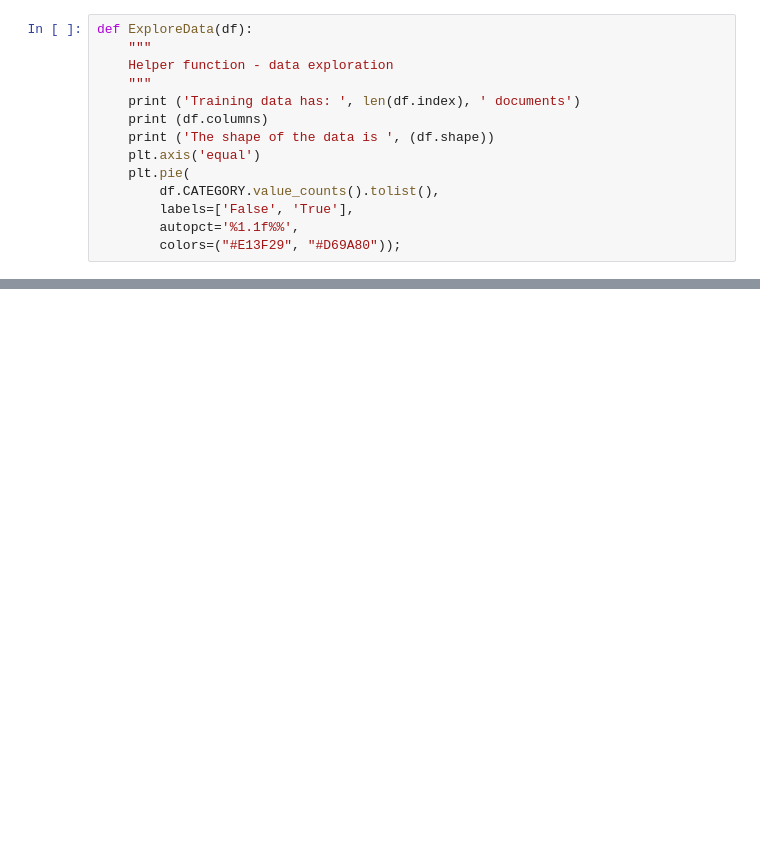
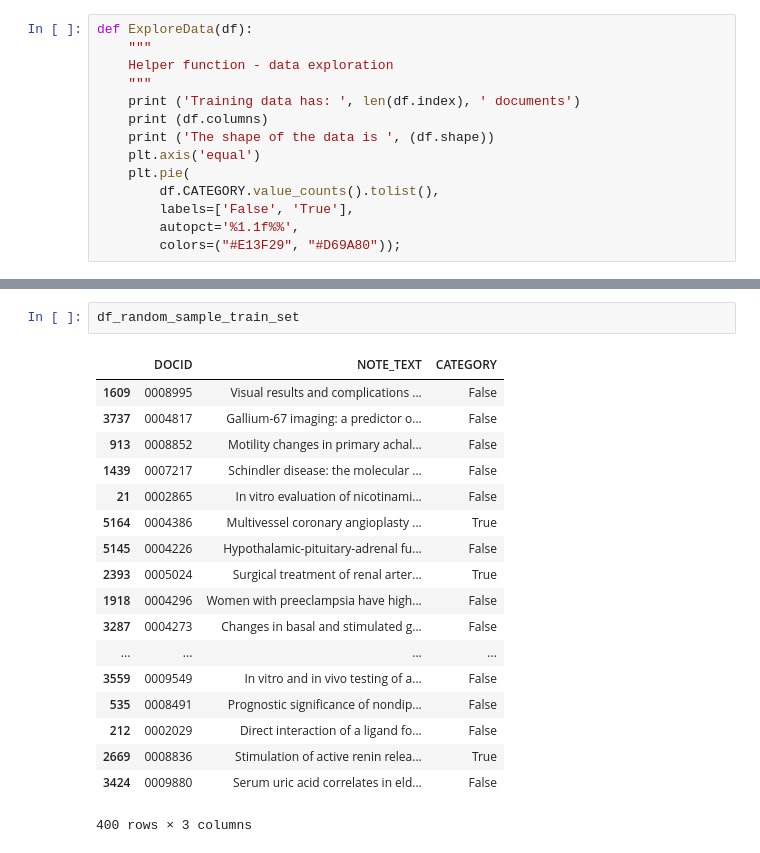
Before and after one commit to alandschaft/CSCI_E-81, a Jupyter notebook: ActiveLearning.ipynb, the cells around one changed output, grey strips where cells are left out. Cells and saved outputs as stored; diff of their text form; blank space fills up the shorter version.

```diff
--- a/ActiveLearning.ipynb
+++ b/ActiveLearning.ipynb
@@ -360,0 +389,21 @@ avg / total       0.91      0.91      0.91      7643
+# %%
+df_random_sample_train_set
+# %% [output]
+|  | DOCID | NOTE_TEXT | CATEGORY |
+| 1609 | 0008995 | Visual results and complications ... | False |
+| 3737 | 0004817 | Gallium-67 imaging: a predictor o... | False |
+| 913 | 0008852 | Motility changes in primary achal... | False |
+| 1439 | 0007217 | Schindler disease: the molecular ... | False |
+| 21 | 0002865 | In vitro evaluation of nicotinami... | False |
+| 5164 | 0004386 | Multivessel coronary angioplasty ... | True |
+| 5145 | 0004226 | Hypothalamic-pituitary-adrenal fu... | False |
+| 2393 | 0005024 | Surgical treatment of renal arter... | True |
+| 1918 | 0004296 | Women with preeclampsia have high... | False |
+| 3287 | 0004273 | Changes in basal and stimulated g... | False |
+| ... | ... | ... | ... |
+| 3559 | 0009549 | In vitro and in vivo testing of a... | False |
+| 535 | 0008491 | Prognostic significance of nondip... | False |
+| 212 | 0002029 | Direct interaction of a ligand fo... | False |
+| 2669 | 0008836 | Stimulation of active renin relea... | True |
+| 3424 | 0009880 | Serum uric acid correlates in eld... | False |
+400 rows × 3 columns
```
Also changed, not shown: parts of 25 cells of this notebook, 1 other file.
